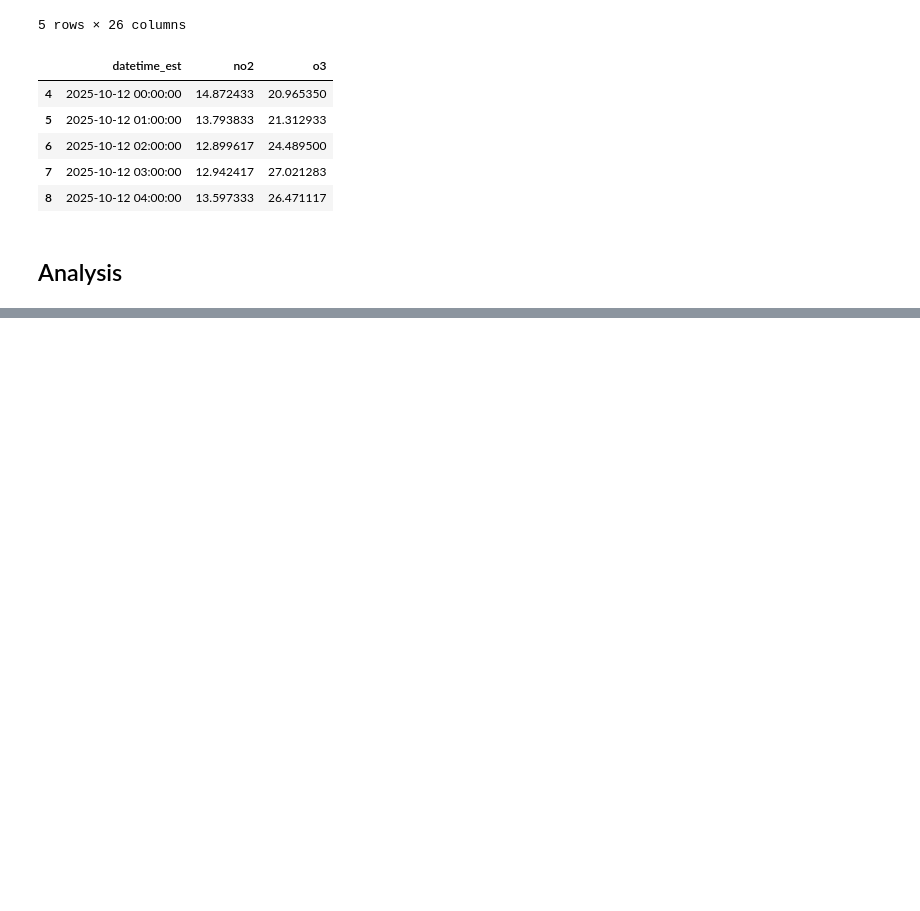
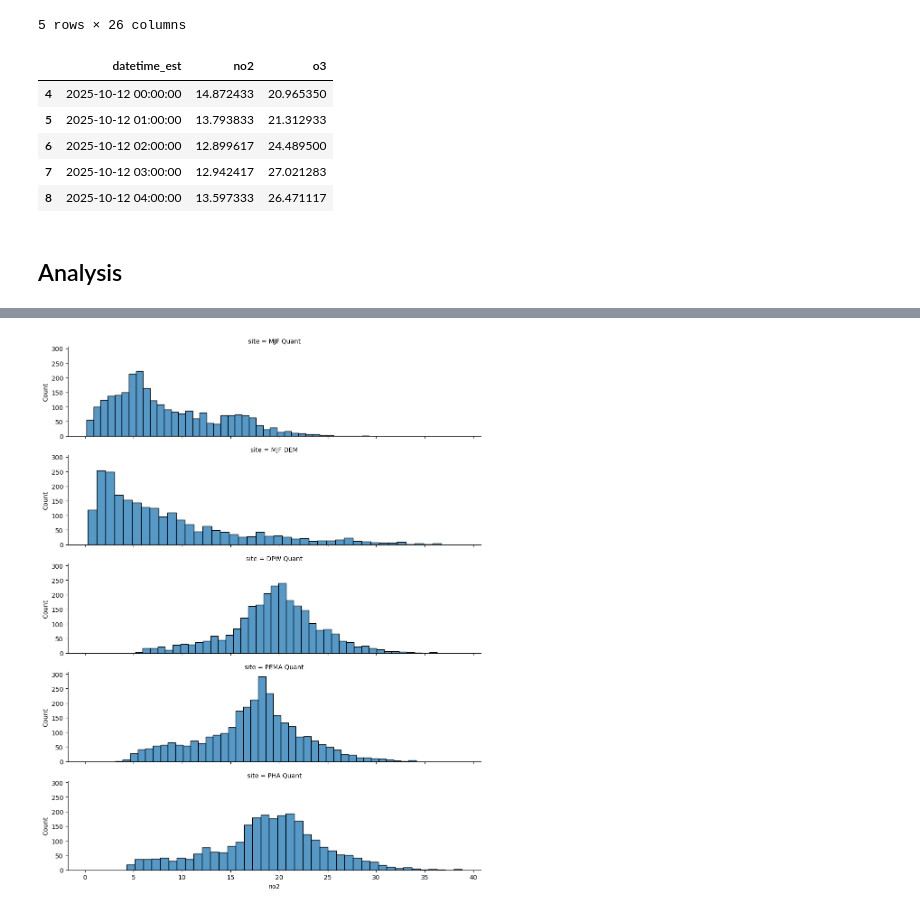
Before and after one commit to jacklardner/quant-reference-no2-distribution-comparison, a Jupyter notebook: primary analysis.ipynb, the cells around one changed output, grey strips where cells are left out. Drawn from its saved outputs; the diff is of its cells as text; code cells hidden in the pictures; blank space fills up the shorter version.

```diff
--- a/primary analysis.ipynb
+++ b/primary analysis.ipynb
@@ -246,0 +300,7 @@ pha_quant.head()
+# %%
+g = sns.FacetGrid(all_data, row="site", height=2.5, aspect=4)
+g.map(sns.histplot, "no2", bins=40)
+
+plt.show()
+# %% [output]
+[figure, added]
```
Also changed, not shown: parts of 4 cells of this notebook.
